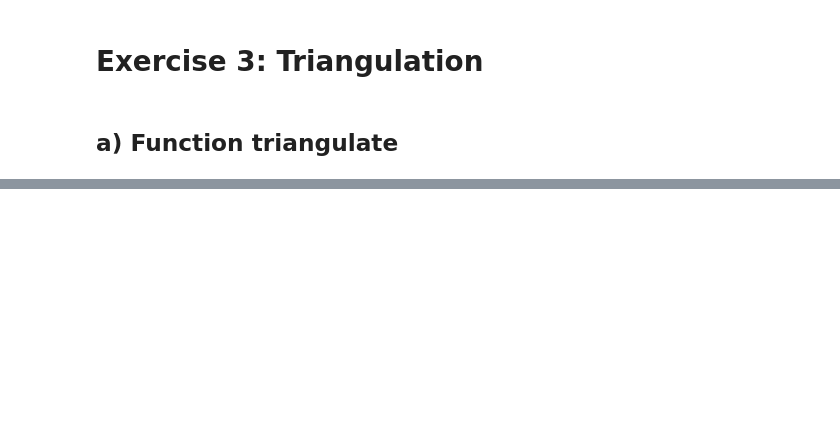
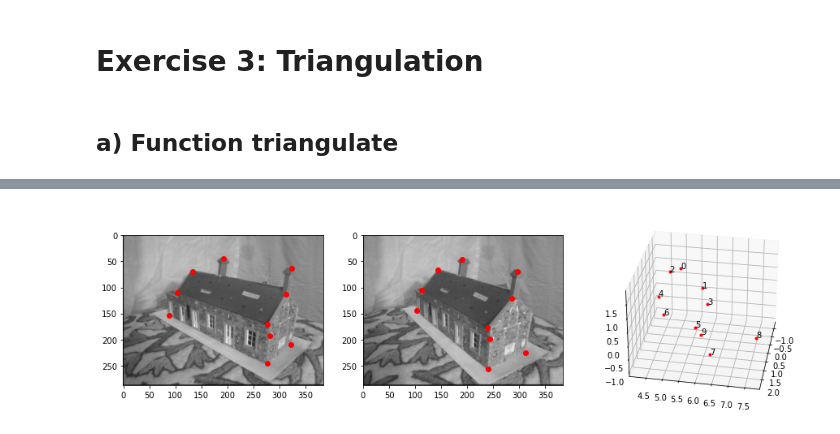
Before and after one commit to gendestry/UZ_Naloga5, a Jupyter notebook: assignment.ipynb, the cells around one changed output, grey strips where cells are left out. Drawn from its saved outputs; the diff is of its cells as text; code cells hidden in the pictures; blank space fills up the shorter version.

```diff
--- a/assignment.ipynb
+++ b/assignment.ipynb
@@ -256,5 +256,21 @@ draw_epiline(house_auto_F @ e, h, w)
 # Exercise 3: Triangulation
 # %% [markdown]
 ## a) Function triangulate
-# %%
-def triangulate(corr, P1, P2):
+# %%
+def triangulate(in_points, C1, C2):
+	ret_points = []
+	for px1, py1, px2, py2 in in_points:
+		# matrika za vec product
+		PA = np.array([[0, -1, py1], [1, 0, -px1], [-py1, px1, 0]])
+		PB = np.array([[0, -1, py2], [1, 0, -px2], [-py2, px2, 0]])
+		# vecprodukt z kalibracijsko matriko
+		P1 = PA @ C1
+		P2 = PB @ C2
+
+		A = [P1[0], P1[1], P2[0], P2[1]]
+		_, _, V = np.linalg.svd(A)
+		X = V[-1]
+		X /= X[-1] # normaliziramo tako da je w = 1
+		ret_points.append(X[:3])
+
+	return ret_points
@@ -260,0 +292,21 @@ def triangulate(corr, P1, P2):
+# %%
+house_camera1 = np.array(open('data/epipolar/house1_camera.txt', 'r').read().split()).reshape(-1,4).astype(np.float64)
+house_camera2 = np.array(open('data/epipolar/house2_camera.txt', 'r').read().split()).reshape(-1,4).astype(np.float64)
+fig = plt.figure(figsize=(15, 5))
+ix = fig.add_subplot(131)
+plt.imshow(house1, cmap='gray')
+plt.scatter(house_points_1[:,0], house_points_1[:,1], c='red')
+iy = fig.add_subplot(132)
+plt.imshow(house2, cmap='gray')
+plt.scatter(house_points_2[:,0], house_points_2[:,1], c='red')
+ax = fig.add_subplot(133, projection='3d')
+ax.view_init(30, 10)
+res = triangulate(house_points, house_camera1, house_camera2)
+T = np.array([[-1, 0, 0], [0, 0, 1], [0, -1, 0]])
+res = np.dot(res, T)
+for i, pt in enumerate(res):
+	plt.plot([pt[0]],[pt[1]],[pt[2]],'r.') # plot points
+	ax.text(pt[0],pt[1],pt[2], str(i)) # plot indices
+plt.show()
+# %% [output]
+[figure, added]
```
Also changed, not shown: parts of 5 cells of this notebook.
